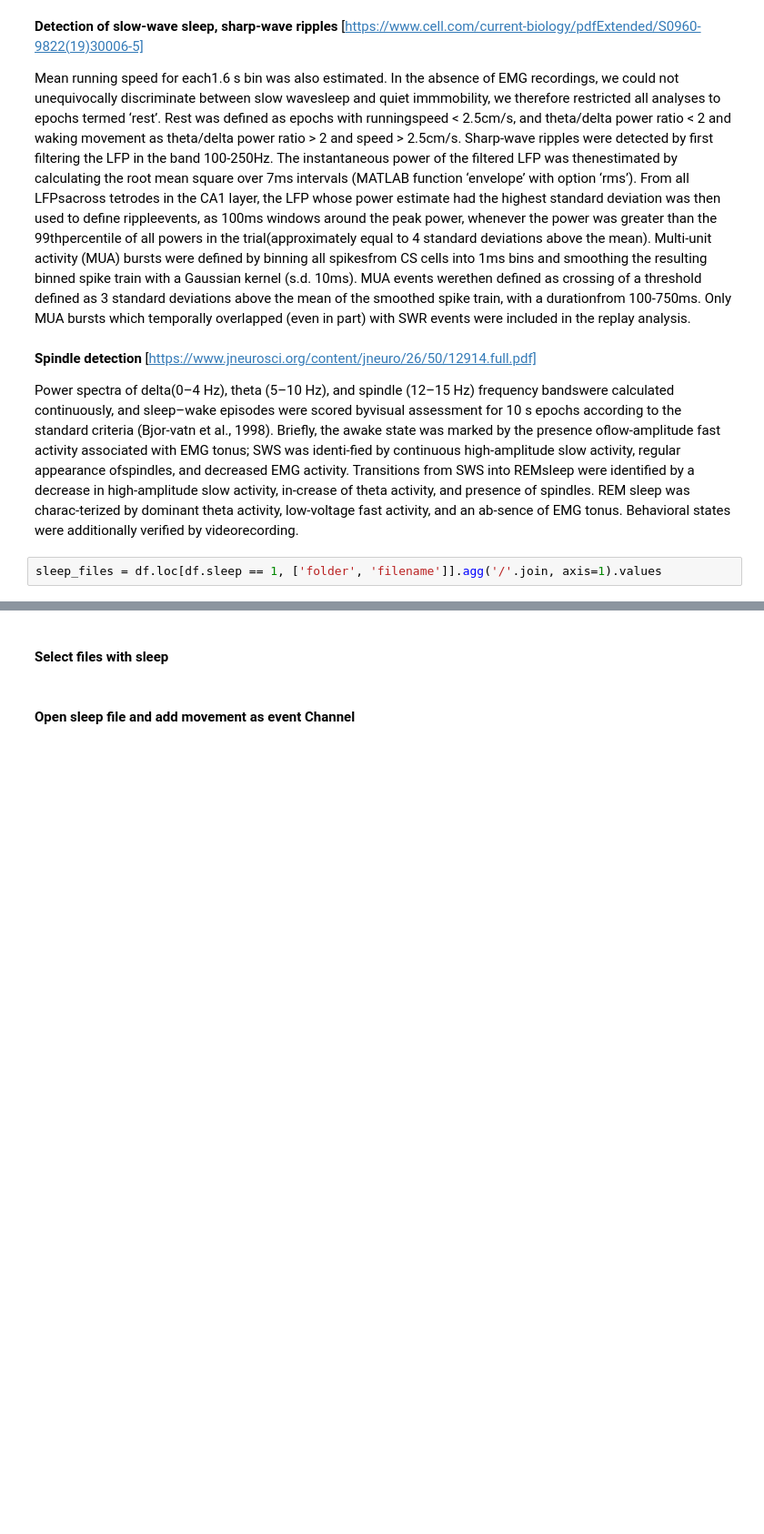
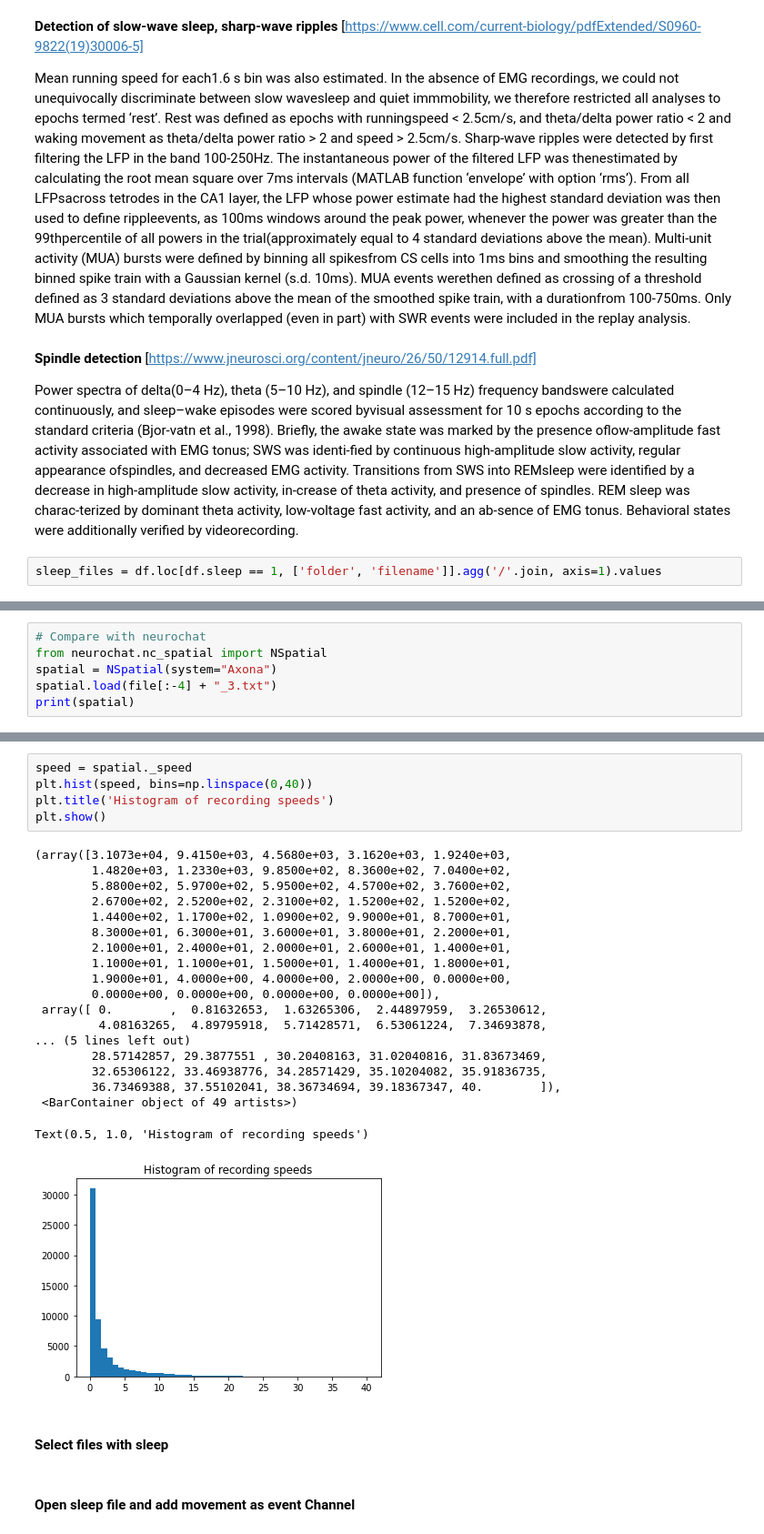
Before and after one commit to cafalchio/lfp_atn, a Jupyter notebook: ipynb/experiment_sleeps.ipynb, the cells around one changed output, grey strips where cells are left out. Shown at 91% size. Drawn from its saved outputs; the diff is of its cells as text; blank space fills up the shorter version.

```diff
--- a/ipynb/experiment_sleeps.ipynb
+++ b/ipynb/experiment_sleeps.ipynb
@@ -135,0 +156,6 @@ def plot_treshold(file):
+# %%
+# Compare with neurochat
+from neurochat.nc_spatial import NSpatial
+spatial = NSpatial(system="Axona")
+spatial.load(file[:-4] + "_3.txt")
+print(spatial)
@@ -153,3 +218,28 @@ for file in sleep_files[10:13]:
+# %%
+speed = spatial._speed
+plt.hist(speed, bins=np.linspace(0,40))
+plt.title('Histogram of recording speeds')
+plt.show()
+# %% [output]
+(array([3.1073e+04, 9.4150e+03, 4.5680e+03, 3.1620e+03, 1.9240e+03,
+        1.4820e+03, 1.2330e+03, 9.8500e+02, 8.3600e+02, 7.0400e+02,
+        5.8800e+02, 5.9700e+02, 5.9500e+02, 4.5700e+02, 3.7600e+02,
+        2.6700e+02, 2.5200e+02, 2.3100e+02, 1.5200e+02, 1.5200e+02,
+        1.4400e+02, 1.1700e+02, 1.0900e+02, 9.9000e+01, 8.7000e+01,
+        8.3000e+01, 6.3000e+01, 3.6000e+01, 3.8000e+01, 2.2000e+01,
+        2.1000e+01, 2.4000e+01, 2.0000e+01, 2.6000e+01, 1.4000e+01,
+        1.1000e+01, 1.1000e+01, 1.5000e+01, 1.4000e+01, 1.8000e+01,
+        1.9000e+01, 4.0000e+00, 4.0000e+00, 2.0000e+00, 0.0000e+00,
+        0.0000e+00, 0.0000e+00, 0.0000e+00, 0.0000e+00]),
+ array([ 0.        ,  0.81632653,  1.63265306,  2.44897959,  3.26530612,
+         4.08163265,  4.89795918,  5.71428571,  6.53061224,  7.34693878,
+... (5 lines left out)
+        28.57142857, 29.3877551 , 30.20408163, 31.02040816, 31.83673469,
+        32.65306122, 33.46938776, 34.28571429, 35.10204082, 35.91836735,
+        36.73469388, 37.55102041, 38.36734694, 39.18367347, 40.        ]),
+ <BarContainer object of 49 artists>)
+Text(0.5, 1.0, 'Histogram of recording speeds')
+[figure, added]
 # %% [markdown]
 #### **Select files with sleep**
 # %% [markdown]
```
Also changed, not shown: parts of 11 cells of this notebook.
